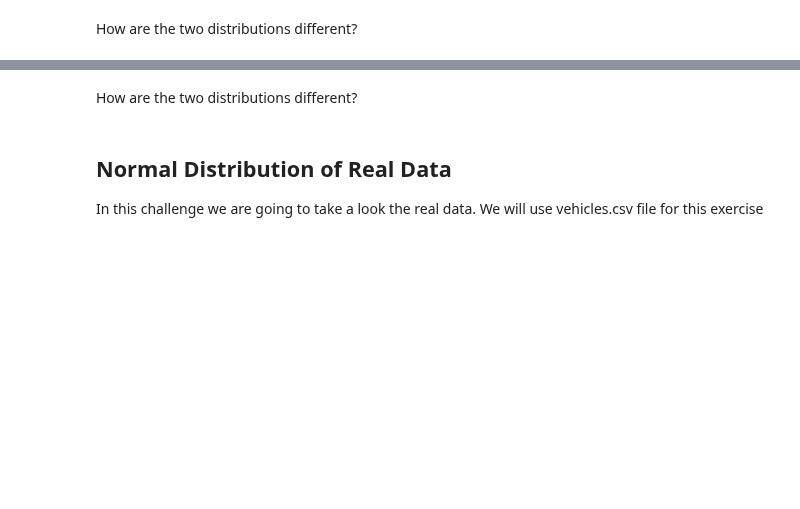
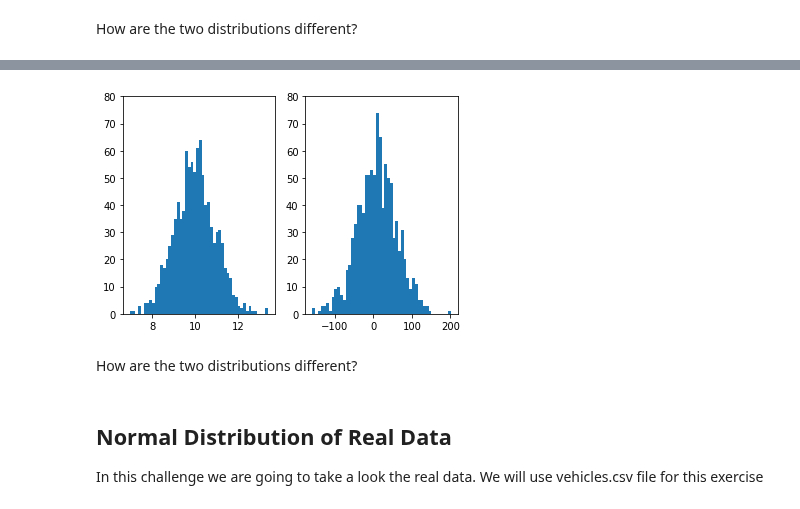
Before and after one commit to ta-data-lis/lab-probability-distributions, a Jupyter notebook: your-code/continuous.ipynb, the cells around one changed output, grey strips where cells are left out. Cells and saved outputs as stored; diff of their text form; code cells hidden in the pictures; blank space fills up the shorter version.

```diff
--- a/your-code/continuous.ipynb
+++ b/your-code/continuous.ipynb
@@ -64,3 +91,22 @@ Expected output:
+# %%
+import numpy as np
+
+def normal_dist(mu, sigma, cnt):
+    return np.random.normal(mu, sigma, cnt)
+
+ex1=normal_dist(10,1,1000)
+ex2=normal_dist(10,50,1000)
+
+plt.subplot(1, 2, 1)
+plt.hist(ex1, bins=50)
+plt.ylim([0,80])
+
+plt.subplot(1, 2, 2)
+plt.hist(ex2,bins=50)
+plt.ylim([0,80])
+plt.show()
+# %% [output]
+[figure, added]
 # %% [markdown]
 How are the two distributions different?
 # %%
```
Also changed, not shown: parts of 21 cells of this notebook.
